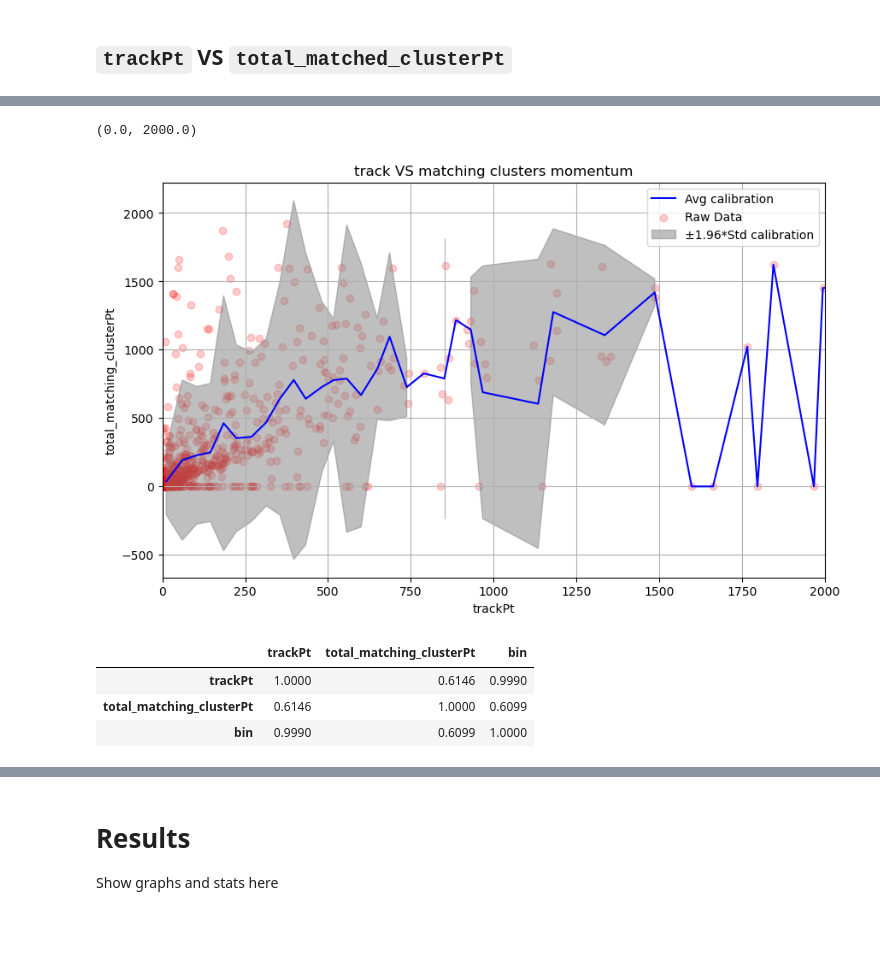
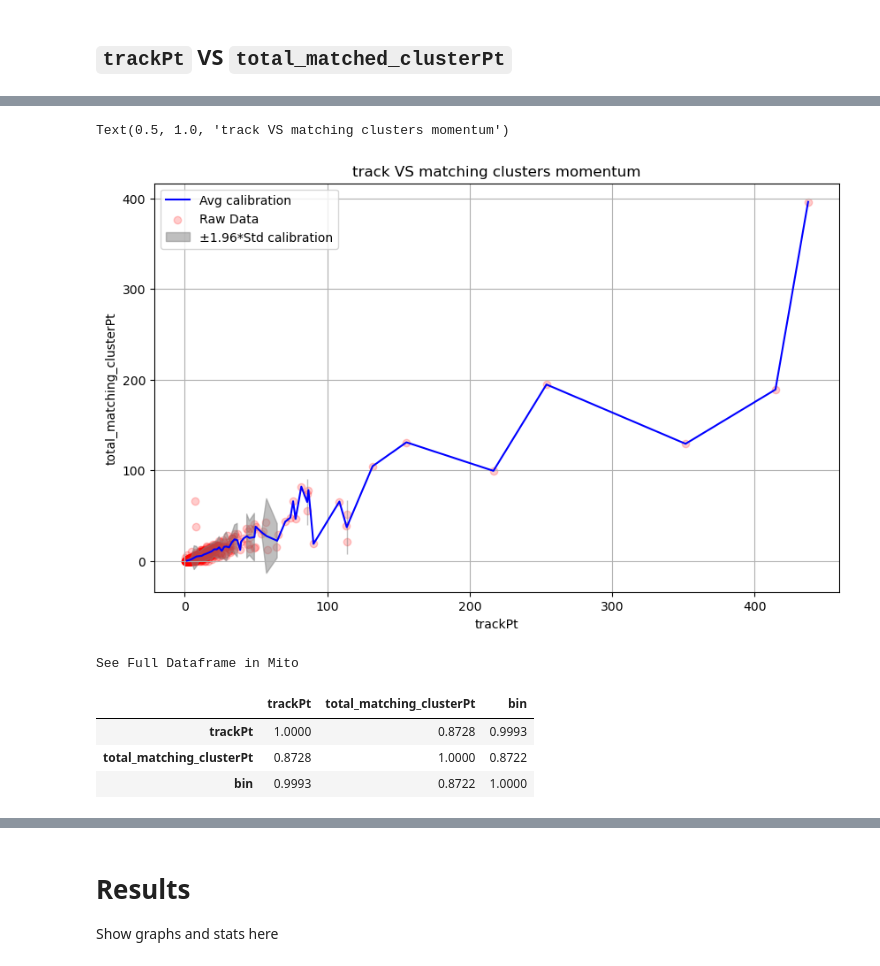
Before and after one commit to clissa/PointNet_Segmentation, a Jupyter notebook: nbs/EDA/Explore variables relationships.ipynb, the cells around one changed output, grey strips where cells are left out. Saved outputs shown, nothing was run; the diff lists cells and outputs as text; code cells hidden in the pictures; blank space fills up the shorter version.

```diff
--- a/nbs/EDA/Explore variables relationships.ipynb
+++ b/nbs/EDA/Explore variables relationships.ipynb
@@ -21,5 +21,4 @@ pd.options.display.float_format = '{:,.4f}'.format
 pd.pandas.set_option('display.max_columns', None)
 
 REPO_PATH = Path().absolute().parent.parent
-DATA_PATH = REPO_PATH / "pnet_data/singlerho"
-# DATA_PATH = REPO_PATH / "pnet_data/rho_full"
+DATA_PATH = REPO_PATH / "pnet_data/rho_full"
@@ -252,6 +325,6 @@ track_cols = [
     #     "trackZ0",
 ]
 track_df = events.query("nTrack==1")[selected_cols[:1] +
-                                     track_cols].explode(track_cols)
+                                     track_cols]  #.explode(track_cols)
 track_df
 # %% [output]
@@ -574,9 +740,9 @@ def check_deltaR(group_df, R_thresh=0.2):
 
     # Calculate deltaEta and deltaPhi
     association_df[
-        "deltaEta"] = association_df.trackEta - association_df.clusterEta
+        "deltaEta"] = association_df.trackEta - association_df.cluster_Eta
     association_df["deltaPhi"] = compute_phi_diff(association_df.trackPhi,
-                                                  association_df.clusterPhi)
+                                                  association_df.cluster_Phi)
 
     # Calculate deltaR
     association_df["deltaR"] = (
@@ -587,6 +753,10 @@ def check_deltaR(group_df, R_thresh=0.2):
     return (association_df.deltaR < R_thresh).any()
 
 
+#     association_df["matching"] = association_df.deltaR < R_thresh
+# #     return (association_df.deltaR < R_thresh).any()
+#     return association_df
+
 # Apply the function to each group of eventNumber
 # selected_tracks = track_df[~track_df.trackPt.isna()].eventNumber
 # selected_clusters = cluster_df[~cluster_df.clusterE.isna()].eventNumber
@@ -905,9 +1090,9 @@ def track_to_cluster_matching(group_df, R_thresh=0.2):
 
     # Calculate deltaEta and deltaPhi
     association_df[
-        "deltaEta"] = association_df.trackEta - association_df.clusterEta
+        "deltaEta"] = association_df.trackEta - association_df.cluster_Eta
     association_df["deltaPhi"] = compute_phi_diff(association_df.trackPhi,
-                                                  association_df.clusterPhi)
+                                                  association_df.cluster_Phi)
 
     # Calculate deltaR
     association_df["deltaR"] = (
@@ -924,7 +1109,7 @@ def track_to_cluster_matching(group_df, R_thresh=0.2):
 # selected_clusters = cluster_df[~cluster_df.clusterE.isna()].eventNumber
 # selected_events = list(set(selected_tracks).intersection(selected_clusters))
 
-association_df = single_track_events.iloc[:1000].groupby('eventNumber').progress_apply(
-    track_to_cluster_matching)
+association_df = single_track_events.iloc[:1000].groupby(
+    'eventNumber').progress_apply(track_to_cluster_matching)
 association_df
 # %% [output]
@@ -963,8 +1148,8 @@ plot_df
 # %%
 plot_df = association_df.groupby("eventNumber").first()[["trackPt"]]
 plot_df["total_matching_clusterPt"] = association_df.groupby(
-    'eventNumber').apply(lambda x:
-                         (x['clusterPt'] * x['matching_cluster']).sum()).values
+    'eventNumber').apply(
+        lambda x: (x['cluster_Pt'] * x['matching_cluster']).sum()).values
 # plot_df = plot_df.sort_values("trackPt")
 
 # Binning the data
@@ -979,44 +1164,45 @@ agg_plot_df = plot_df.groupby('bin').agg({
     'mean',
     "total_matching_clusterPt": ['mean', 'std']
 }).reset_index()
 
 # Plotting
 plt.figure(figsize=(10, 6))
 plt.plot(agg_plot_df["trackPt"],
          agg_plot_df["total_matching_clusterPt"]['mean'],
          color='blue',
          label='Avg calibration')
 plt.scatter(plot_df["trackPt"],
             plot_df["total_matching_clusterPt"],
             color='red',
             alpha=0.2,
             label='Raw Data')
 plt.fill_between(list(agg_plot_df["trackPt"].values.flatten()),
                  agg_plot_df["total_matching_clusterPt"]['mean'] -
                  z_alpha2 * agg_plot_df["total_matching_clusterPt"]['std'],
                  agg_plot_df["total_matching_clusterPt"]['mean'] +
                  z_alpha2 * agg_plot_df["total_matching_clusterPt"]['std'],
                  color='gray',
                  alpha=0.5,
                  label=f'±{z_alpha2}*Std calibration')
 
 plt.legend()
 plt.grid(True)
 plt.xlabel("trackPt")
 plt.ylabel("total_matching_clusterPt")
 plt.title('track VS matching clusters momentum')
-plt.xlim(0,2000)
+# plt.xlim(0, 2000)
 # %% [output]
-(0.0, 2000.0)
+Text(0.5, 1.0, 'track VS matching clusters momentum')
-[figure, old version]
+[figure, new version]
 # %%
 # Pearson correlation: linear
-plot_df.query("trackPt < 2000").corr(method="pearson")
+plot_df.query("trackPt < 150").corr(method="pearson")
 # %% [output]
+See Full Dataframe in Mito
 |  | trackPt | total_matching_clusterPt | bin |
-| trackPt | 1.0000 | 0.6146 | 0.9990 |
-| total_matching_clusterPt | 0.6146 | 1.0000 | 0.6099 |
-| bin | 0.9990 | 0.6099 | 1.0000 |
+| trackPt | 1.0000 | 0.8728 | 0.9993 |
+| total_matching_clusterPt | 0.8728 | 1.0000 | 0.8722 |
+| bin | 0.9993 | 0.8722 | 1.0000 |
 # %%
 plot_df.corr(method="pearson")
 # %% [output]
```
Also changed, not shown: parts of 41 cells of this notebook.
